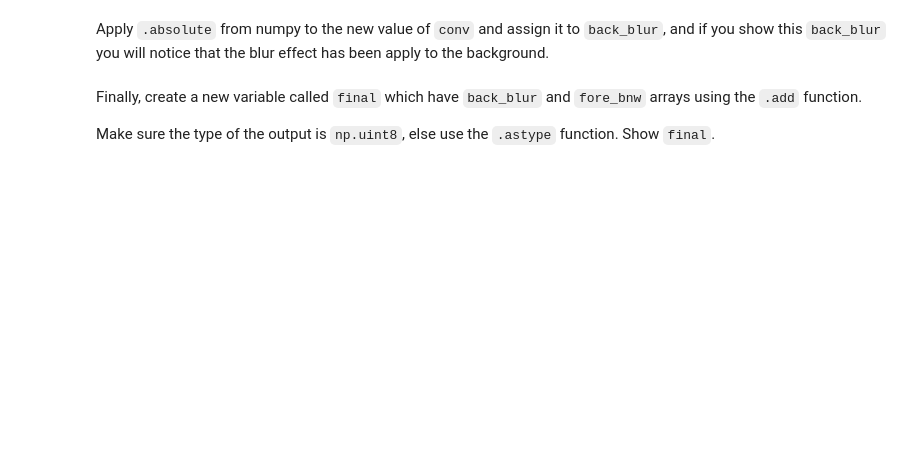
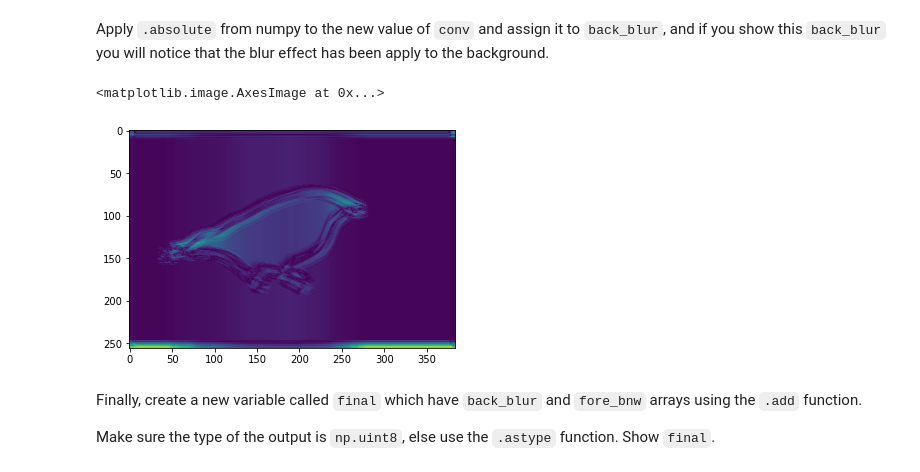
Before and after one commit to Sergio-Perez/lab-image-segmentation, a Jupyter notebook: main.ipynb, the cells around one changed output. Cells and saved outputs as stored; diff of their text form; code cells hidden in the pictures; blank space fills up the shorter version.

```diff
--- a/main.ipynb
+++ b/main.ipynb
@@ -161,6 +184,14 @@ Now you must operate with `conv` in order to have their values between 0 and 255
 Apply `.absolute` from numpy to the new value of `conv` and assign it to `back_blur`, and if you show this `back_blur` you will notice that the blur effect has been apply to the background.
 # %%
 # Your code here
+back_blur = np.absolute(conv2)
+
+back_blur.shape
+
+plt.imshow(back_blur)
+# %% [output]
+<matplotlib.image.AxesImage at 0x...>
+[figure, added]
 # %% [markdown]
 Finally, create a new variable called `final` which have `back_blur` and `fore_bnw` arrays using the `.add` function.
 
```
Also changed, not shown: parts of 19 cells of this notebook.
